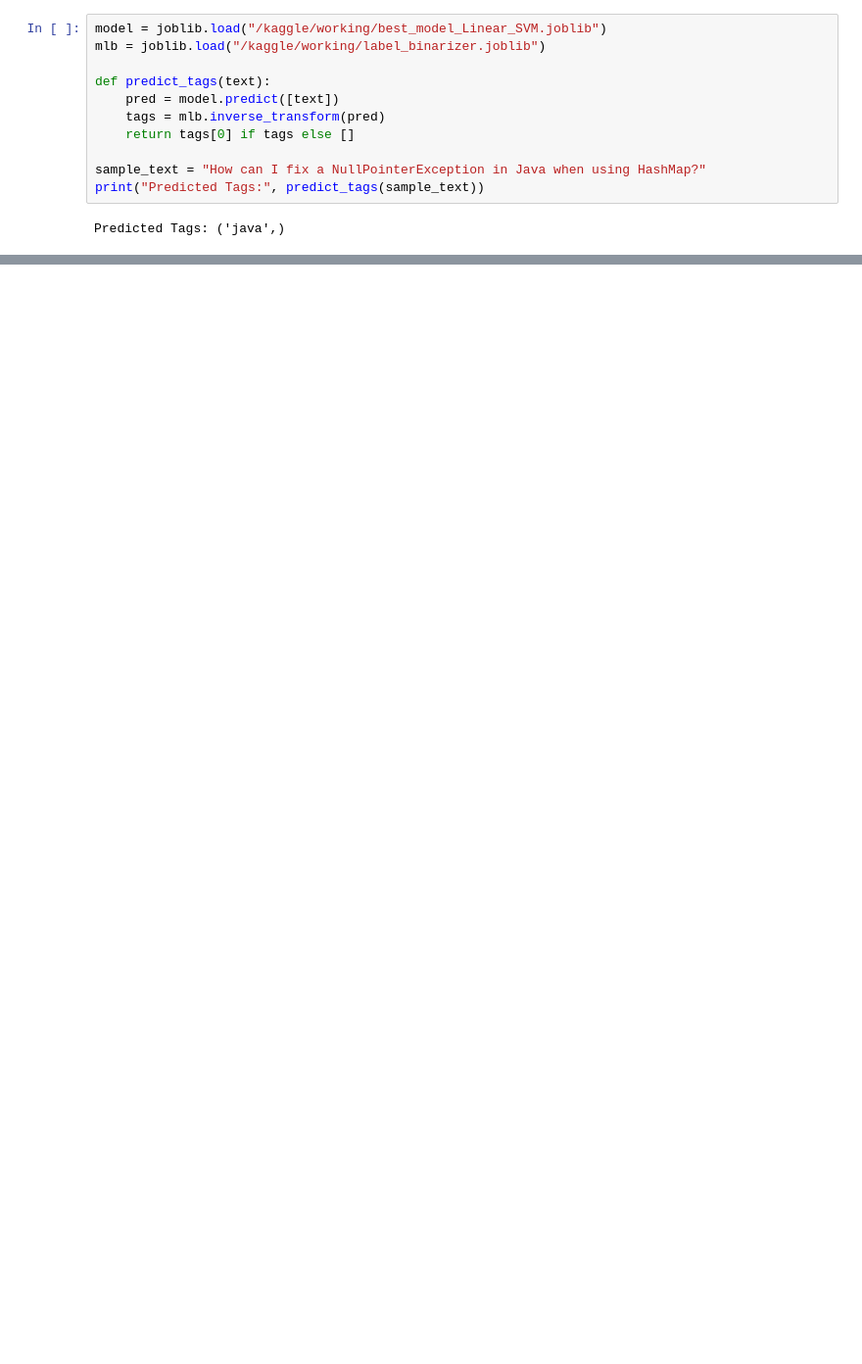
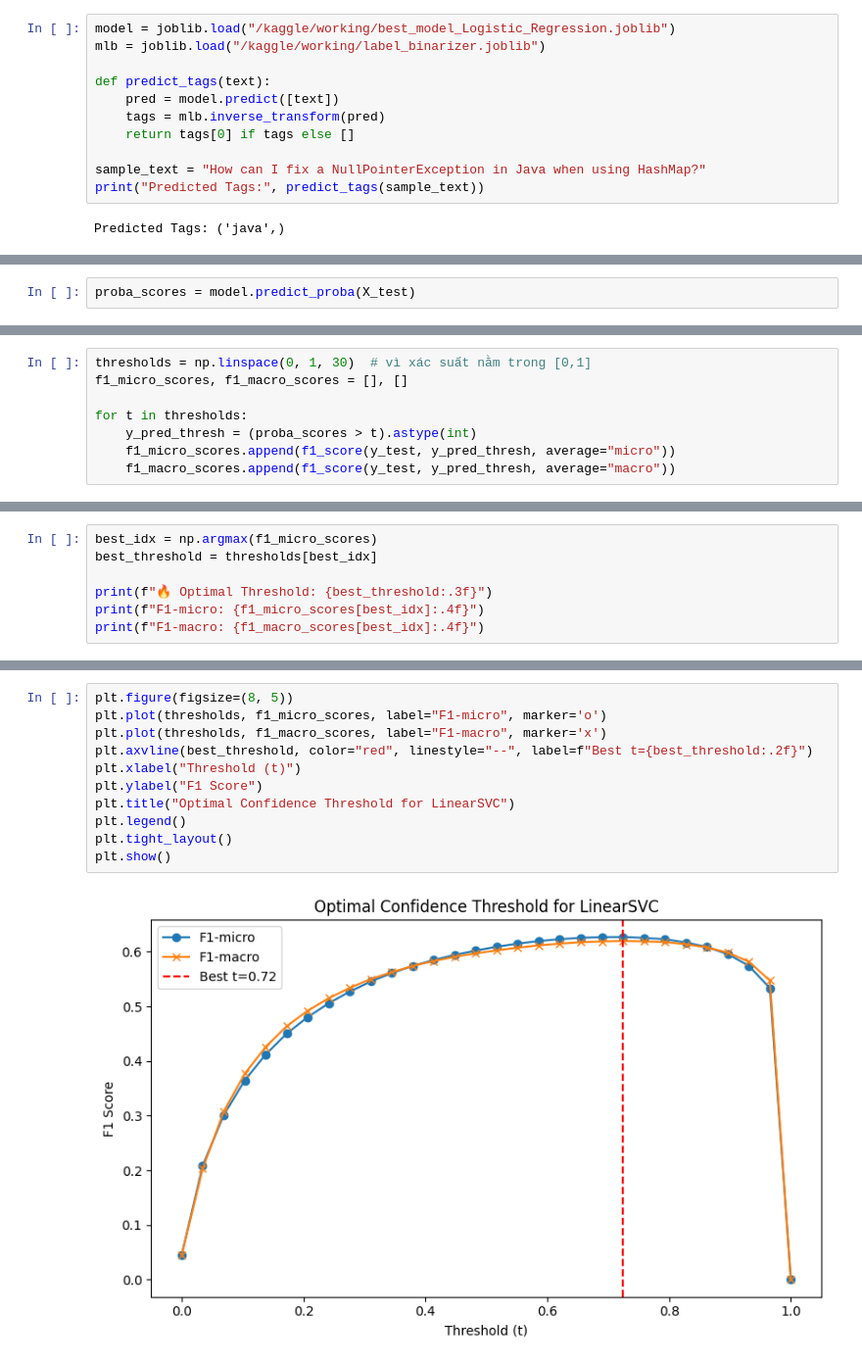
Before and after one commit to programmerHoangBao/Post-Categorization, a Jupyter notebook: post-tag-predictor.ipynb, the cells around one changed output, grey strips where cells are left out. Shown at 98% size. Saved outputs shown, nothing was run; the diff lists cells and outputs as text; blank space fills up the shorter version.

```diff
--- a/post-tag-predictor.ipynb
+++ b/post-tag-predictor.ipynb
@@ -388,6 +491,6 @@ print("✅ Label binarizer saved.")
 ✅ Label binarizer saved.
 # %%
-model = joblib.load("/kaggle/working/best_model_Linear_SVM.joblib")
+model = joblib.load("/kaggle/working/best_model_Logistic_Regression.joblib")
 mlb = joblib.load("/kaggle/working/label_binarizer.joblib")
 
 def predict_tags(text):
@@ -401,0 +528,2 @@ Predicted Tags: ('java',)
+# %%
+proba_scores = model.predict_proba(X_test)
@@ -401,0 +536,8 @@ Predicted Tags: ('java',)
+# %%
+thresholds = np.linspace(0, 1, 30)  # vì xác suất nằm trong [0,1]
+f1_micro_scores, f1_macro_scores = [], []
+
+for t in thresholds:
+    y_pred_thresh = (proba_scores > t).astype(int)
+    f1_micro_scores.append(f1_score(y_test, y_pred_thresh, average="micro"))
+    f1_macro_scores.append(f1_score(y_test, y_pred_thresh, average="macro"))
@@ -401,0 +546,7 @@ Predicted Tags: ('java',)
+# %%
+best_idx = np.argmax(f1_micro_scores)
+best_threshold = thresholds[best_idx]
+
+print(f"🔥 Optimal Threshold: {best_threshold:.3f}")
+print(f"F1-micro: {f1_micro_scores[best_idx]:.4f}")
+print(f"F1-macro: {f1_macro_scores[best_idx]:.4f}")
@@ -401,0 +557,13 @@ Predicted Tags: ('java',)
+# %%
+plt.figure(figsize=(8, 5))
+plt.plot(thresholds, f1_micro_scores, label="F1-micro", marker='o')
+plt.plot(thresholds, f1_macro_scores, label="F1-macro", marker='x')
+plt.axvline(best_threshold, color="red", linestyle="--", label=f"Best t={best_threshold:.2f}")
+plt.xlabel("Threshold (t)")
+plt.ylabel("F1 Score")
+plt.title("Optimal Confidence Threshold for LinearSVC")
+plt.legend()
+plt.tight_layout()
+plt.show()
+# %% [output]
+[figure, added]
```
Also changed, not shown: parts of 27 cells of this notebook.
